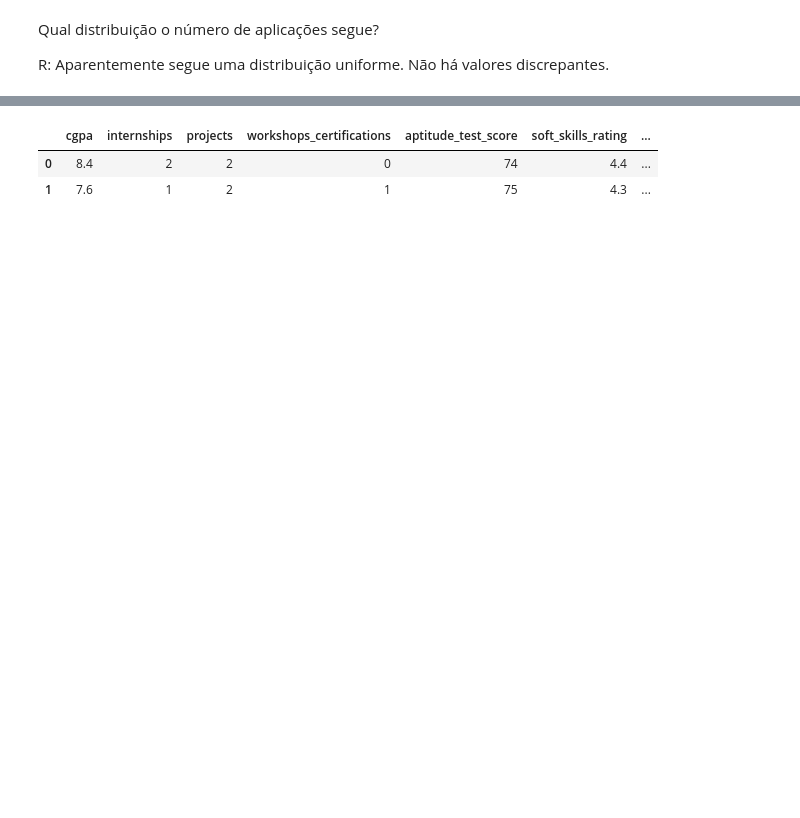
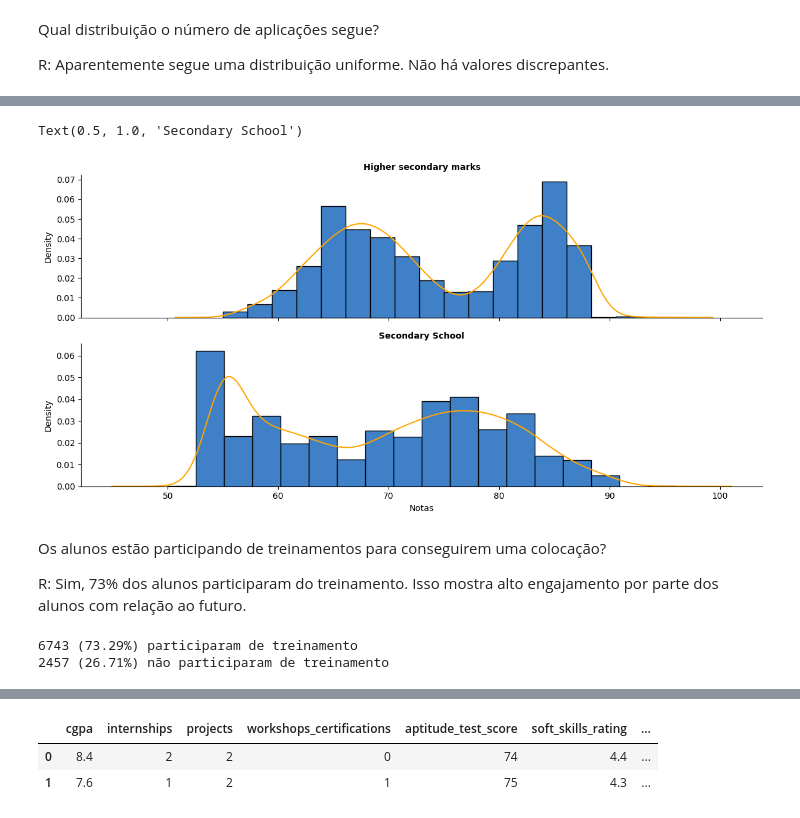
Before and after one commit to Alexandre-Esposte/JobProphet, a Jupyter notebook: notebooks/analise.ipynb, the cells around one changed output, grey strips where cells are left out. Cells and saved outputs as stored; diff of their text form; code cells hidden in the pictures; blank space fills up the shorter version.

```diff
--- a/notebooks/analise.ipynb
+++ b/notebooks/analise.ipynb
@@ -234,0 +243,29 @@ Text(0, 0.5, 'Densidade')
+# %%
+fig, ax = plt.subplots(2,1, tight_layout = True, sharex=True)
+
+
+sns.histplot(data = data, x='hsc_marks', bins = 18, stat = 'density', ax = ax[0], color = colocado_color)
+sns.kdeplot(data = data, x='hsc_marks', ax = ax[0], color =  "#FFA500")
+sns.histplot(data = data, x='ssc_marks', bins = 18, stat = 'density', ax = ax[1], color = colocado_color)
+sns.kdeplot(data = data, x='ssc_marks', ax = ax[1], color =  "#FFA500")
+
+
+ax[1].set_xlabel('Notas')
+
+ax[0].set_title('Higher secondary marks',fontsize=10, fontweight='bold')
+ax[1].set_title('Secondary School',fontsize=10, fontweight='bold')
+# %% [output]
+Text(0.5, 1.0, 'Secondary School')
+[figure, added]
+# %% [markdown]
+Os alunos estão participando de treinamentos para conseguirem uma colocação?
+
+R: Sim, 73% dos alunos participaram do treinamento. Isso mostra alto engajamento por parte dos alunos com relação ao futuro.
+# %%
+contagem = data['placement_training'].value_counts()
+
+print(f'{contagem['Yes']} ({contagem['Yes']/9200*100:.2f}%) participaram de treinamento\n'
+      f'{contagem['No']} ({contagem['No']/9200*100:.2f}%) não participaram de treinamento')
+# %% [output]
+6743 (73.29%) participaram de treinamento
+2457 (26.71%) não participaram de treinamento
```
Also changed, not shown: parts of 11 cells of this notebook.
